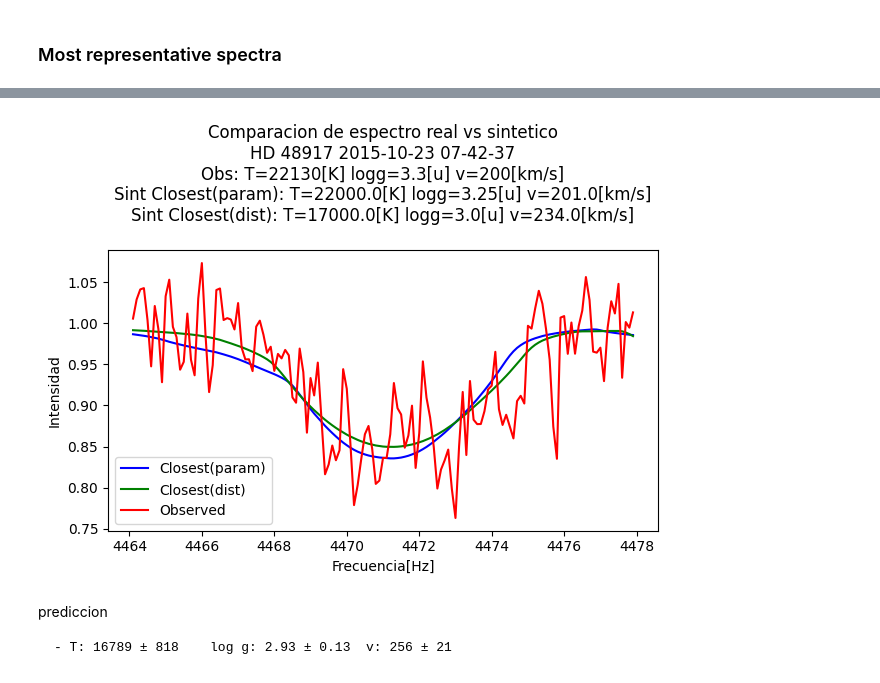
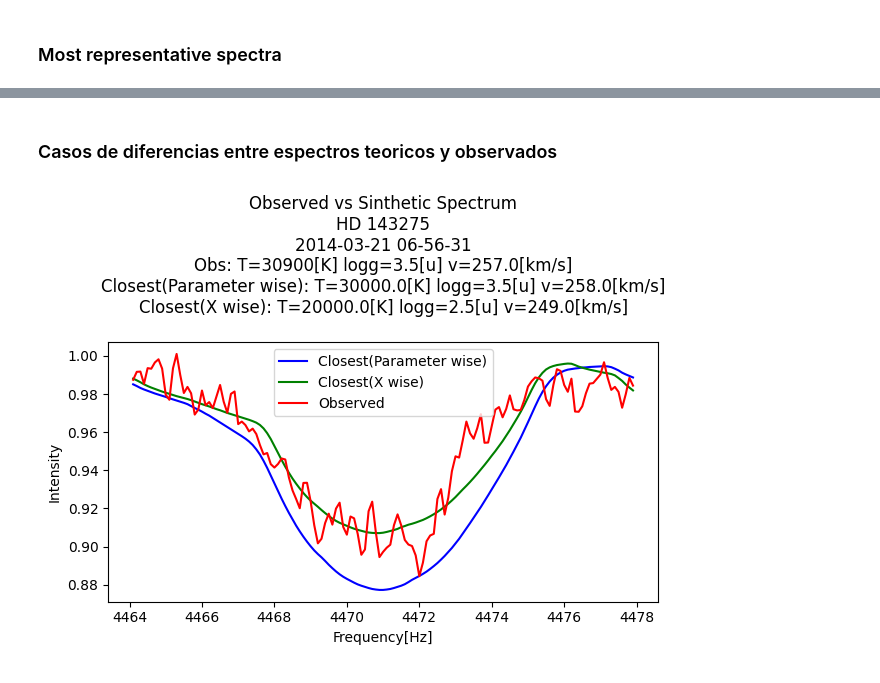
Before and after one commit to chum1ngo/StellarParametraPredictionDeepEnsemble, a Jupyter notebook: Resources/EDA.ipynb, the cells around one changed output, grey strips where cells are left out. Saved outputs shown, nothing was run; the diff lists cells and outputs as text; code cells hidden in the pictures.

Commit message:
EDA: visualizaciones para espsctros observados

```diff
--- a/Resources/EDA.ipynb
+++ b/Resources/EDA.ipynb
@@ -25,7 +25,7 @@ O_df = pd.read_csv(path+'/Data/o_spectral_lines_trim.csv')
 # Bstar
 B_df = pd.read_csv(path+'/Data/b_spectral_lines_trim.csv')
 # Observed spectra
-Obs_df = pd.read_csv(path+'/Data/observed_spectral_lines_trim_v2.csv')
+Obs_df = pd.read_csv(path+'/Data/observed_spectral_lines_trim_v3.csv')
 # %%
 # src = https://medium.com/@BrendanArtley/matplotlib-color-gradients-21374910584b
 def hex_to_RGB(hex_str):
@@ -665,34 +419,38 @@ index = Obs_df[
-# %%
-ind = get_closest_spectra_line(index)
-
-tendencyLine(x.iloc[nearest_index[index]],c='blue')
-tendencyLine(x.iloc[ind]
-             #+np.random.normal(loc=0, scale=0.02, size=x.iloc[nearest_index[index]].shape)
-             ,c='green')
-tendencyLine(x_obs.iloc[index],c='red')
-
-plt.title('Comparacion de espectro real vs sintetico\n' +
-          'HD '+str(Obs_df.HD.iloc[index])+' '+str(Obs_df.date.iloc[index])+' '+str(Obs_df.time.iloc[index])+'\n'+
-          'Obs: T=' + str(y_obs.temperature[index])+'[K] ' +
-          'logg=' + str(y_obs.g[index])+'[u] ' +
-          'v=' + str(y_obs.v[index])+'[km/s]\n'+
-
-          'Sint Closest(param): T=' + str(y.temperature[nearest_index[index]])+'[K] ' +
-          'logg=' + str(y.g[nearest_index[index]])+'[u] ' +
-          'v=' + str(y.v[nearest_index[index]])+'[km/s]\n'+
-
-          'Sint Closest(dist): T=' + str(y.temperature[ind])+'[K] ' +
-          'logg=' + str(y.g[ind])+'[u] ' +
-          'v=' + str(y.v[ind])+'[km/s]\n')
-
-plt.xlabel('Frecuencia[Hz]')
-plt.ylabel('Intensidad')
-plt.legend(['Closest(param)','Closest(dist)','Observed'])
-plt.tight_layout()
-plt.show()
-# %% [output]
-[figure, removed]
-# %% [markdown]
-prediccion
-
-	- T: 16789 ± 818	log g: 2.93 ± 0.13 	v: 256 ± 21
+# %% [markdown]
+### Casos de diferencias entre espectros teoricos y observados
+# %%
+index = index1 = Obs_df[
+  (Obs_df.HD == 143275	) &
+  (Obs_df.date == '2014-03-21') &
+  (Obs_df.time == '06-56-31')
+  ].index[0]
+# %%
+ind = get_closest_spectra_line(index)
+
+tendencyLine(x.iloc[nearest_index[index]],c='blue')
+tendencyLine(x.iloc[ind]
+             #+np.random.normal(loc=0, scale=0.02, size=x.iloc[nearest_index[index]].shape)
+             ,c='green')
+tendencyLine(x_obs.iloc[index],c='red')
+
+plt.title('Observed vs Sinthetic Spectrum\n' +
+          'HD '+str(Obs_df.HD.iloc[index])+'\n'+str(Obs_df.date.iloc[index])+' '+str(Obs_df.time.iloc[index])+'\n'+
+          'Obs: T=' + str(y_obs.temperature[index])+'[K] ' +
+          'logg=' + str(y_obs.g[index])+'[u] ' +
+          'v=' + str(y_obs.v[index])+'[km/s]\n'+
+
+          'Closest(Parameter wise): T=' + str(y.temperature[nearest_index[index]])+'[K] ' +
+          'logg=' + str(y.g[nearest_index[index]])+'[u] ' +
+          'v=' + str(y.v[nearest_index[index]])+'[km/s]\n'+
+
+          'Closest(X wise): T=' + str(y.temperature[ind])+'[K] ' +
+          'logg=' + str(y.g[ind])+'[u] ' +
+          'v=' + str(y.v[ind])+'[km/s]\n')
+
+plt.xlabel('Frequency[Hz]')
+plt.ylabel('Intensity')
+plt.legend(['Closest(Parameter wise)','Closest(X wise)','Observed'])
+plt.tight_layout()
+plt.show()
+# %% [output]
+[figure, added]
```
Also changed, not shown: parts of 43 cells of this notebook.
